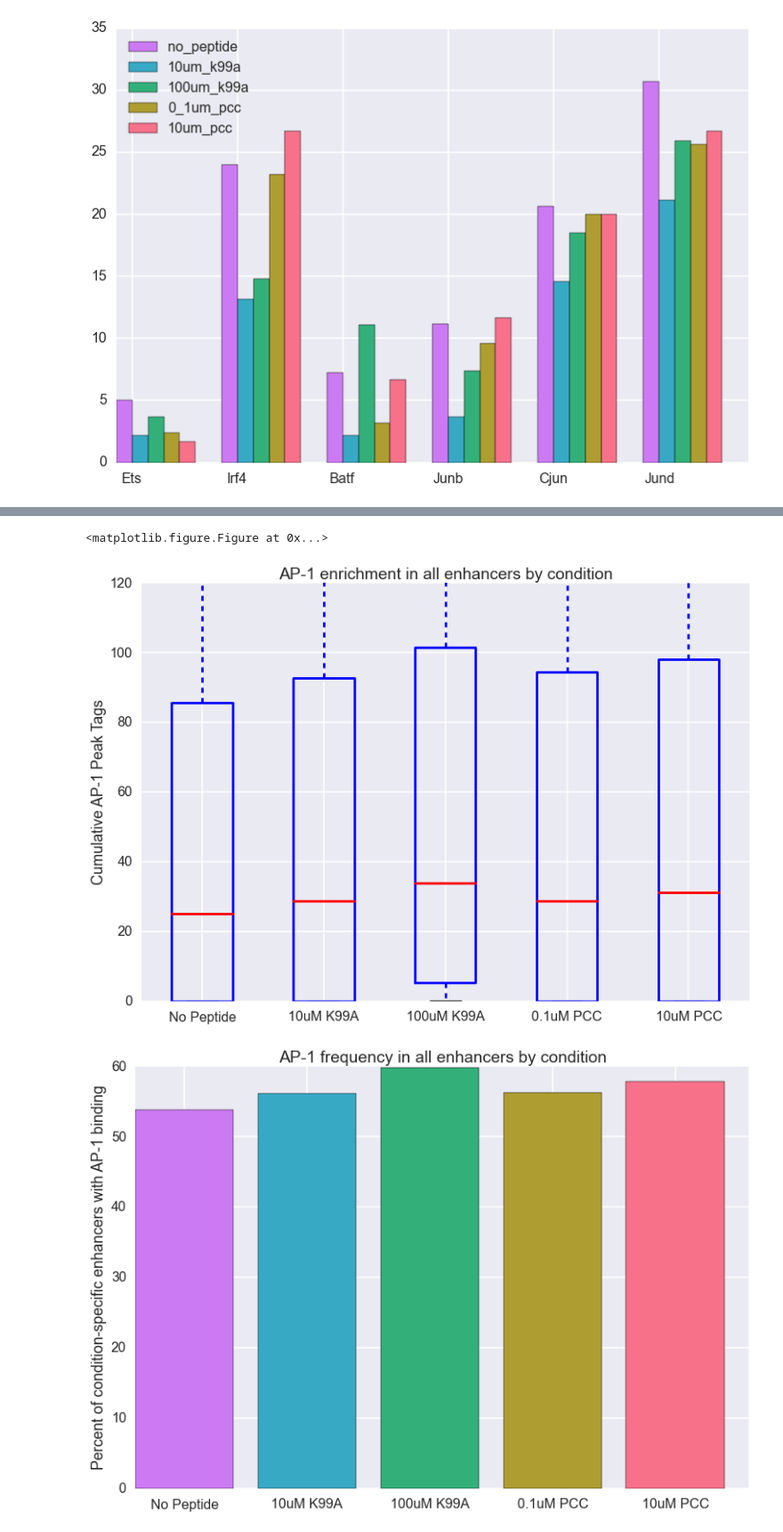
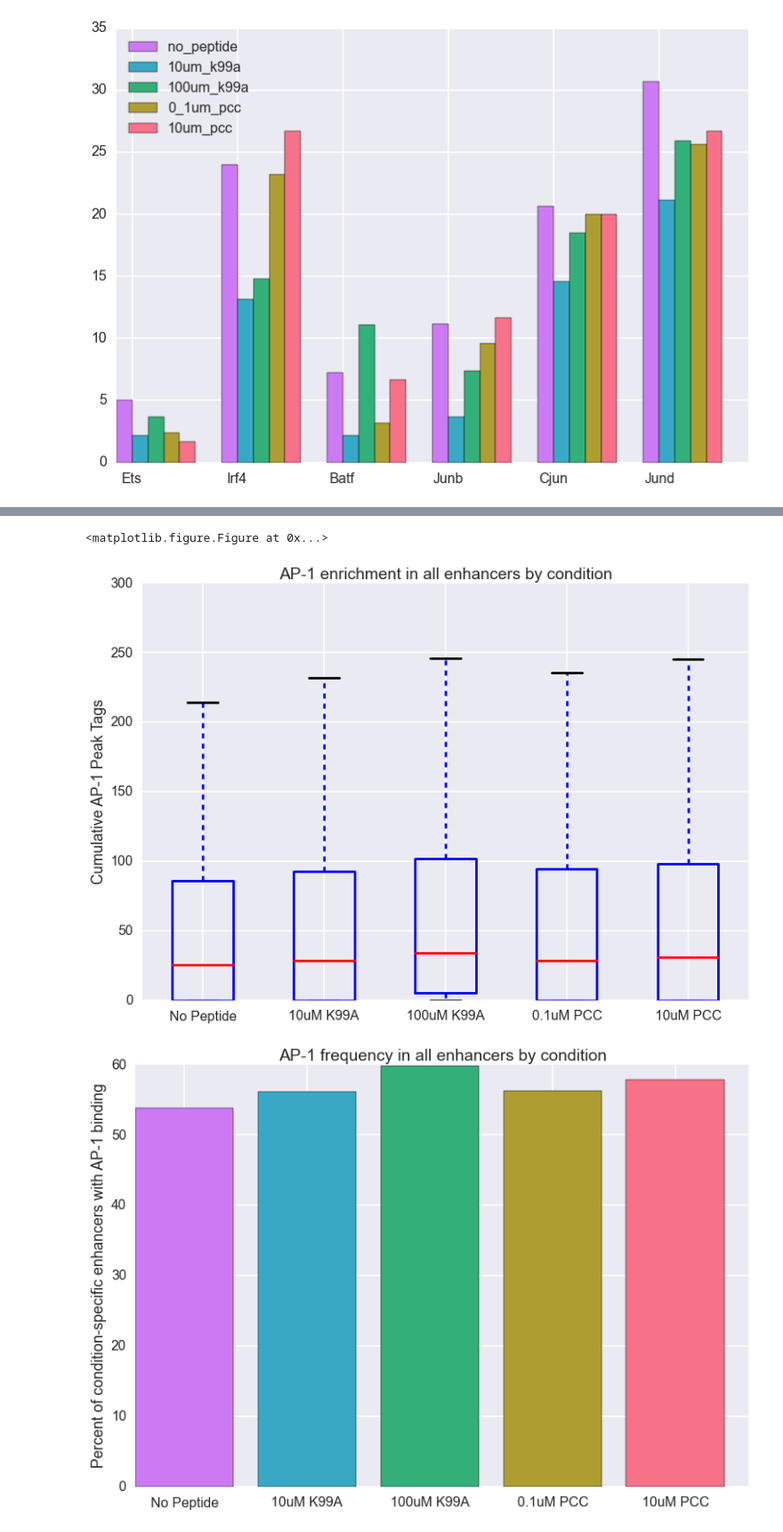
Before and after one commit to karmel/and-tcr-affinity, a Jupyter notebook: andtcr/collaborators/occurrence_ets_ap1_me2_and.ipynb, the cells around one changed output, grey strips where cells are left out. Shown at 89% size. Saved outputs shown, nothing was run; the diff lists cells and outputs as text; code cells hidden in the pictures.

```diff
--- a/andtcr/collaborators/occurrence_ets_ap1_me2_and.ipynb
+++ b/andtcr/collaborators/occurrence_ets_ap1_me2_and.ipynb
@@ -164,33 +164,33 @@ for i, peptide in enumerate(peptides):
 
 plt.figure()
 plt.boxplot(tag_counts)
 
-plt.ylim([0,120])
+plt.ylim([0,300])
 
 plt.ylabel('Cumulative AP-1 Peak Tags')
 plt.xticks(range(1, len(labels) + 1), labels)
 
 title = 'AP-1 enrichment in all enhancers by condition'
 plt.title(title)
 plt.savefig('figures/{}.png'.format(title.replace(' ','_')),
             bbox_inches='tight')
 
 plt.figure()
 colors = sns.color_palette('husl', len(peptides))[::-1]
 width = .8
 plt.bar(range(0, len(ap1_presence)),
                 ap1_presence,
                 width, color=colors)
 
 plt.ylabel('Percent of condition-specific enhancers with AP-1 binding')
 plt.xticks([x + width/2 for x in range(0, len(peptides))], labels)
 
 title = 'AP-1 frequency in all enhancers by condition'
 plt.title(title)
 
 plt.savefig('figures/{}.png'.format(title.replace(' ','_')),
             bbox_inches='tight')
 # %% [output]
 <matplotlib.figure.Figure at 0x...>
-[figure, old version]
+[figure, new version]
 [figure]
```
Also changed, not shown: parts of 1 cell of this notebook, 53 other files.
